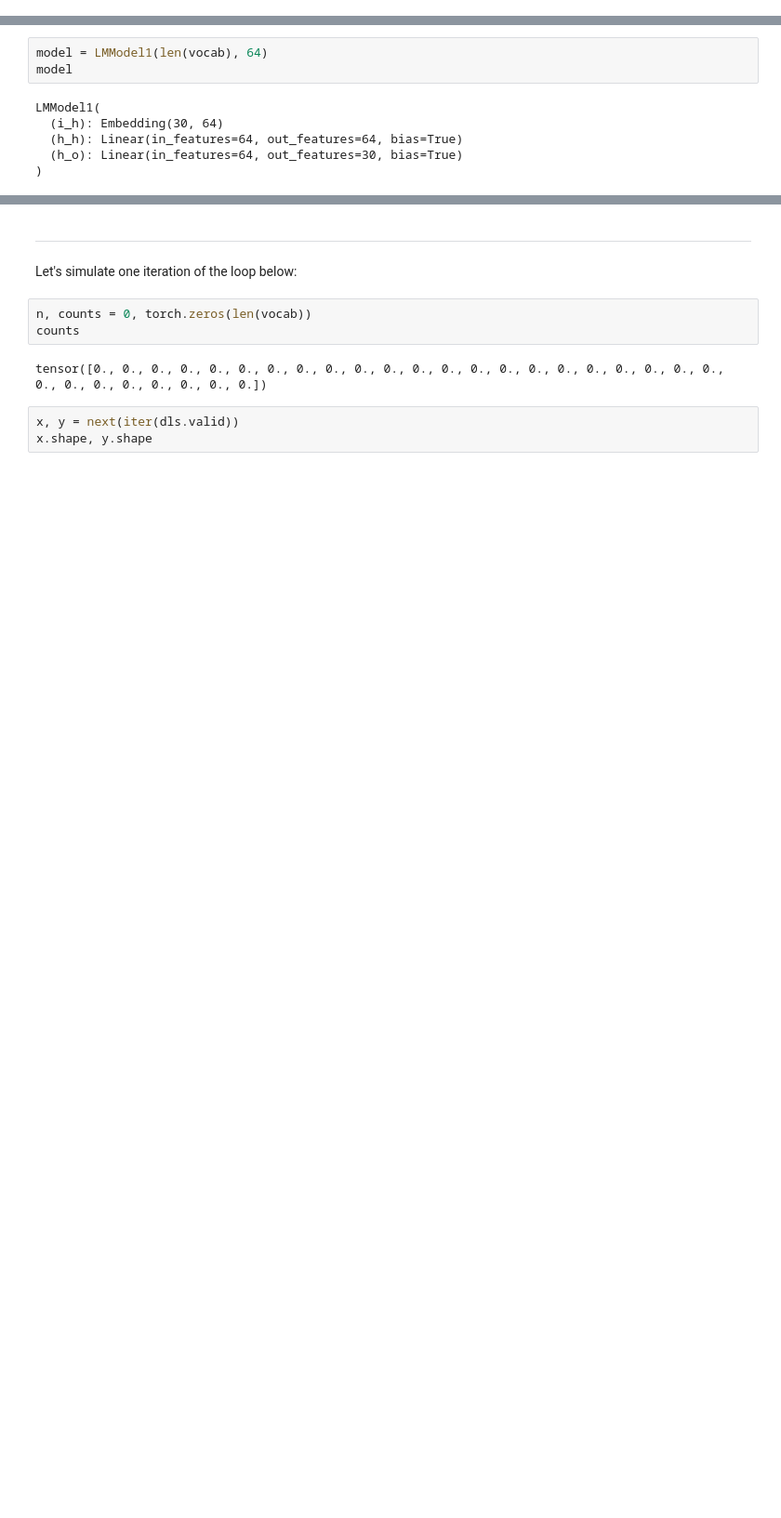
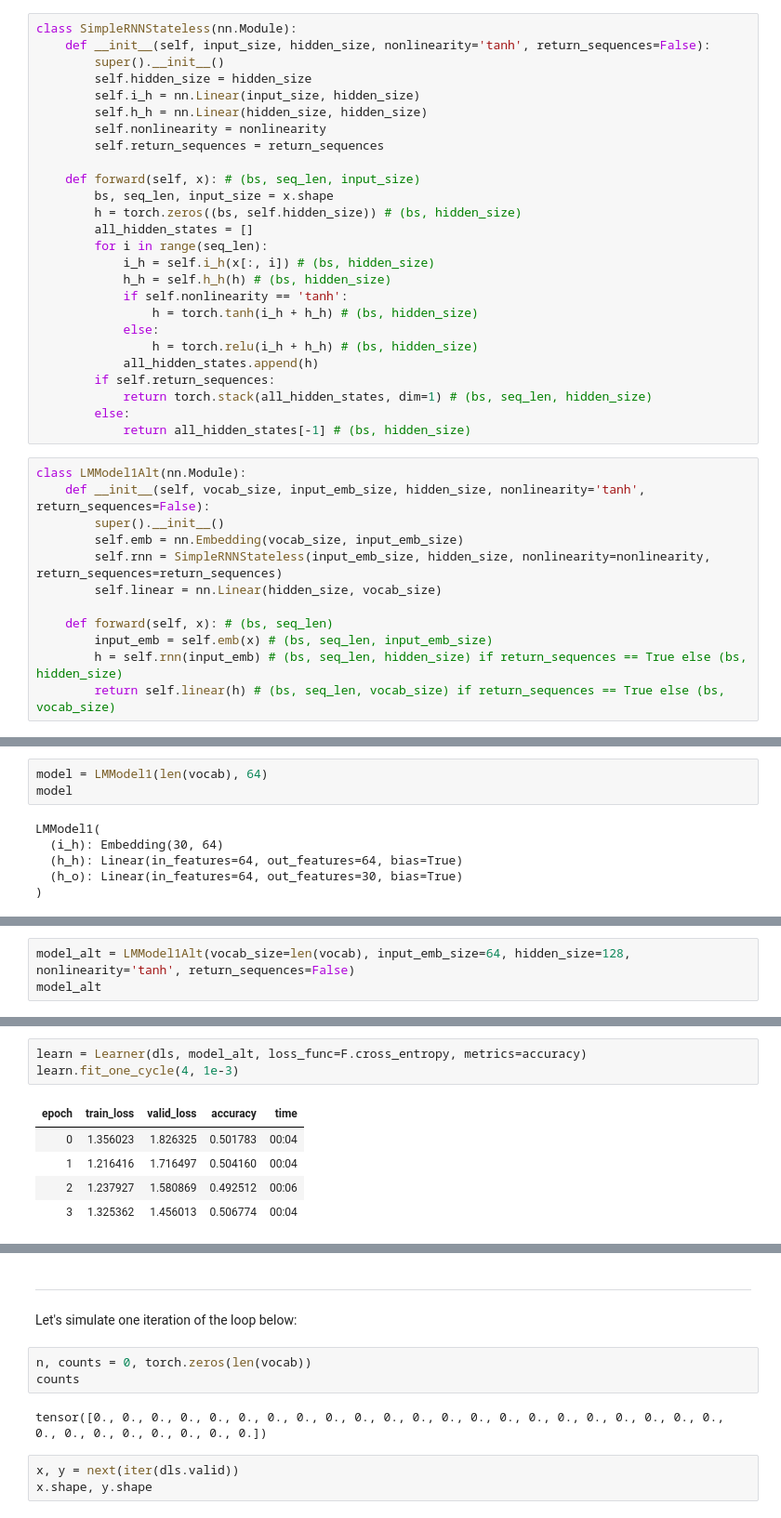
Before and after one commit to sambitmukherjee/fastbook, a Jupyter notebook: clean/12_nlp_dive.ipynb, the cells around one changed output, grey strips where cells are left out. Shown at 93% size. Drawn from its saved outputs; the diff is of its cells as text; blank space fills up the shorter version.

Commit message:
Added LMModel1Alt, LMModel1Alt2 and LMModel1Alt3

```diff
--- a/clean/12_nlp_dive.ipynb
+++ b/clean/12_nlp_dive.ipynb
@@ -198,0 +205,38 @@ class LMModel1(Module):
+# %%
+class SimpleRNNStateless(nn.Module):
+    def __init__(self, input_size, hidden_size, nonlinearity='tanh', return_sequences=False):
+        super().__init__()
+        self.hidden_size = hidden_size
+        self.i_h = nn.Linear(input_size, hidden_size)
+        self.h_h = nn.Linear(hidden_size, hidden_size)
+        self.nonlinearity = nonlinearity
+        self.return_sequences = return_sequences
+
+    def forward(self, x): # (bs, seq_len, input_size)
+        bs, seq_len, input_size = x.shape
+        h = torch.zeros((bs, self.hidden_size)) # (bs, hidden_size)
+        all_hidden_states = []
+        for i in range(seq_len):
+            i_h = self.i_h(x[:, i]) # (bs, hidden_size)
+            h_h = self.h_h(h) # (bs, hidden_size)
+            if self.nonlinearity == 'tanh':
+                h = torch.tanh(i_h + h_h) # (bs, hidden_size)
+            else:
+                h = torch.relu(i_h + h_h) # (bs, hidden_size)
+            all_hidden_states.append(h)
+        if self.return_sequences:
+            return torch.stack(all_hidden_states, dim=1) # (bs, seq_len, hidden_size)
+        else:
+            return all_hidden_states[-1] # (bs, hidden_size)
+# %%
+class LMModel1Alt(nn.Module):
+    def __init__(self, vocab_size, input_emb_size, hidden_size, nonlinearity='tanh', return_sequences=False):
+        super().__init__()
+        self.emb = nn.Embedding(vocab_size, input_emb_size)
+        self.rnn = SimpleRNNStateless(input_emb_size, hidden_size, nonlinearity=nonlinearity, return_sequences=return_sequences)
+        self.linear = nn.Linear(hidden_size, vocab_size)
+
+    def forward(self, x): # (bs, seq_len)
+        input_emb = self.emb(x) # (bs, seq_len, input_emb_size)
+        h = self.rnn(input_emb) # (bs, seq_len, hidden_size) if return_sequences == True else (bs, hidden_size)
+        return self.linear(h) # (bs, seq_len, vocab_size) if return_sequences == True else (bs, vocab_size)
@@ -214,0 +304,3 @@ torch.Size([64, 30])
+# %%
+model_alt = LMModel1Alt(vocab_size=len(vocab), input_emb_size=64, hidden_size=128, nonlinearity='tanh', return_sequences=False)
+model_alt
@@ -223,0 +364,9 @@ learn.fit_one_cycle(4, 1e-3)
+# %%
+learn = Learner(dls, model_alt, loss_func=F.cross_entropy, metrics=accuracy)
+learn.fit_one_cycle(4, 1e-3)
+# %% [output]
+| epoch | train_loss | valid_loss | accuracy | time |
+| 0 | 1.356023 | 1.826325 | 0.501783 | 00:04 |
+| 1 | 1.216416 | 1.716497 | 0.504160 | 00:04 |
+| 2 | 1.237927 | 1.580869 | 0.492512 | 00:06 |
+| 3 | 1.325362 | 1.456013 | 0.506774 | 00:04 |
```
Also changed, not shown: parts of 28 cells of this notebook.
